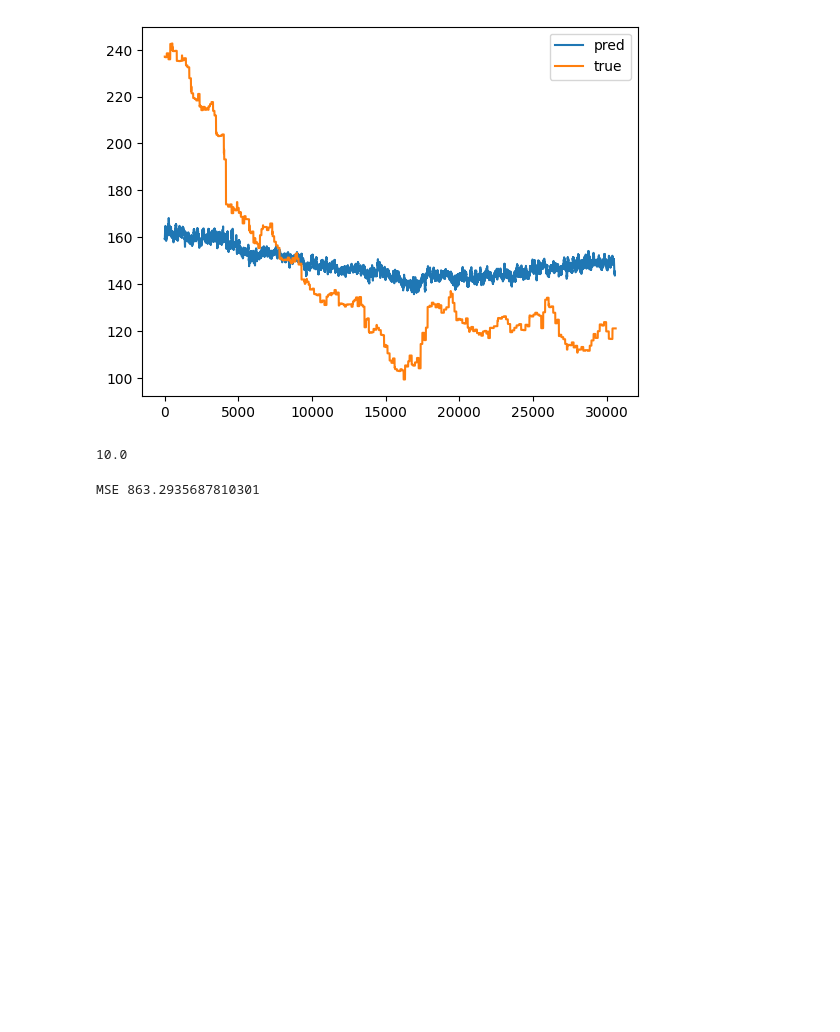
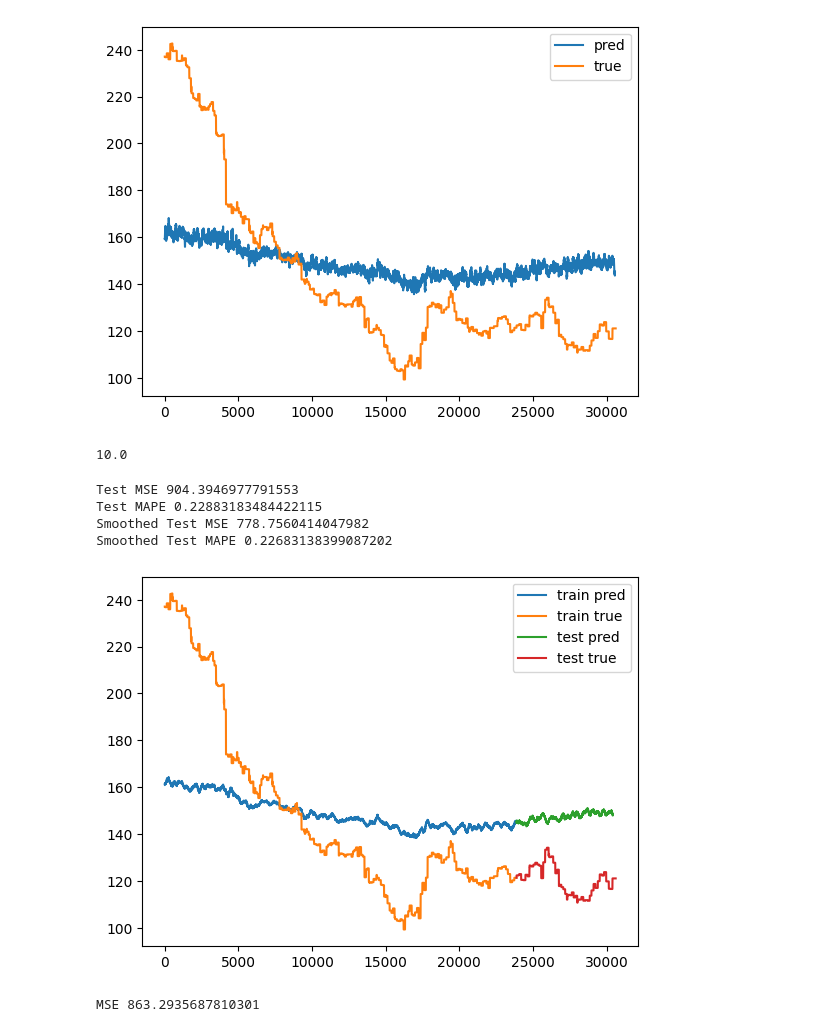
Before and after one commit to irusland/stonks, a Jupyter notebook: notebooks/baseline.ipynb, the cells around one changed output. Saved outputs shown, nothing was run; the diff lists cells and outputs as text; code cells hidden in the pictures; blank space fills up the shorter version.

```diff
--- a/notebooks/baseline.ipynb
+++ b/notebooks/baseline.ipynb
@@ -117,6 +132,14 @@ MSE 904.3946977791553
 model.alpha_
 # %% [output]
 10.0
+# %%
+model = test_model(linear_model.Ridge(alpha=10), moving_average=200)
+# %% [output]
+Test MSE 904.3946977791553
+Test MAPE 0.22883183484422115
+Smoothed Test MSE 778.7560414047982
+Smoothed Test MAPE 0.22683138399087202
+[figure, added]
 # %%
 model = test_model(linear_model.Lasso(alpha=0.1), moving_average=50)
 # %% [output]
```
Also changed, not shown: parts of 5 cells of this notebook.
